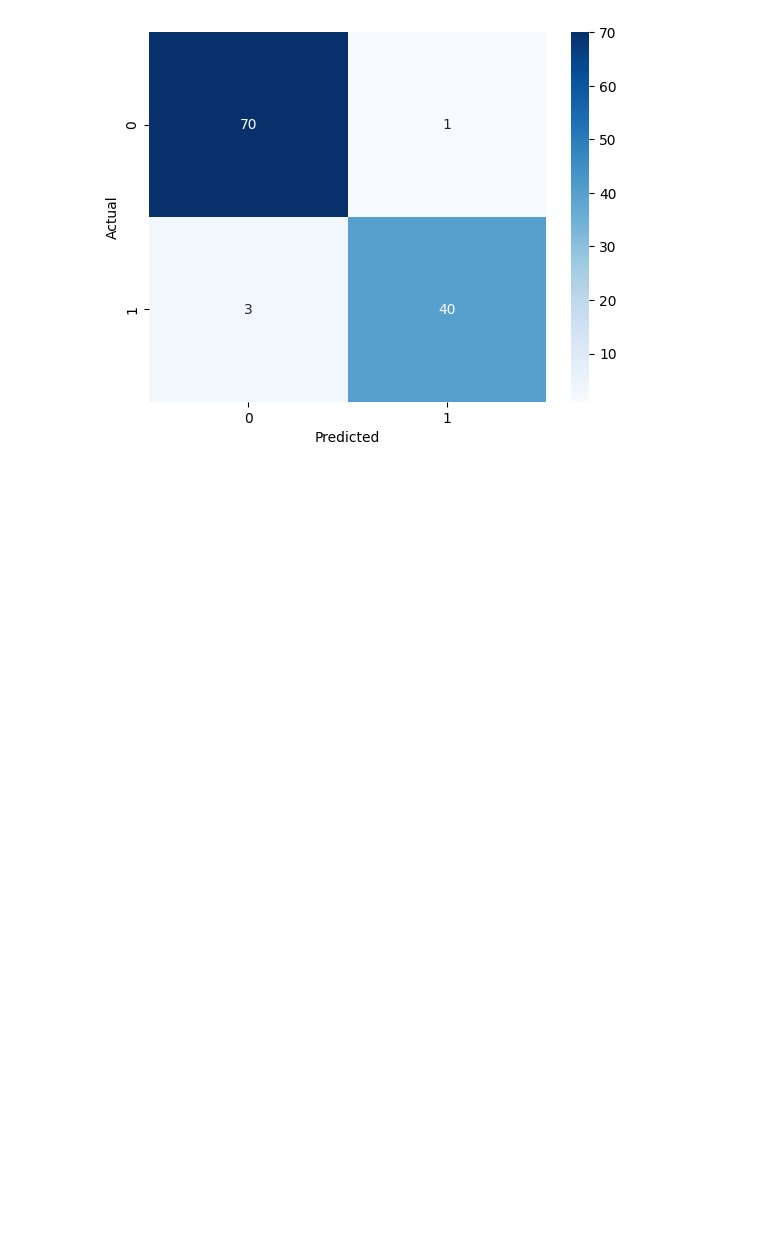
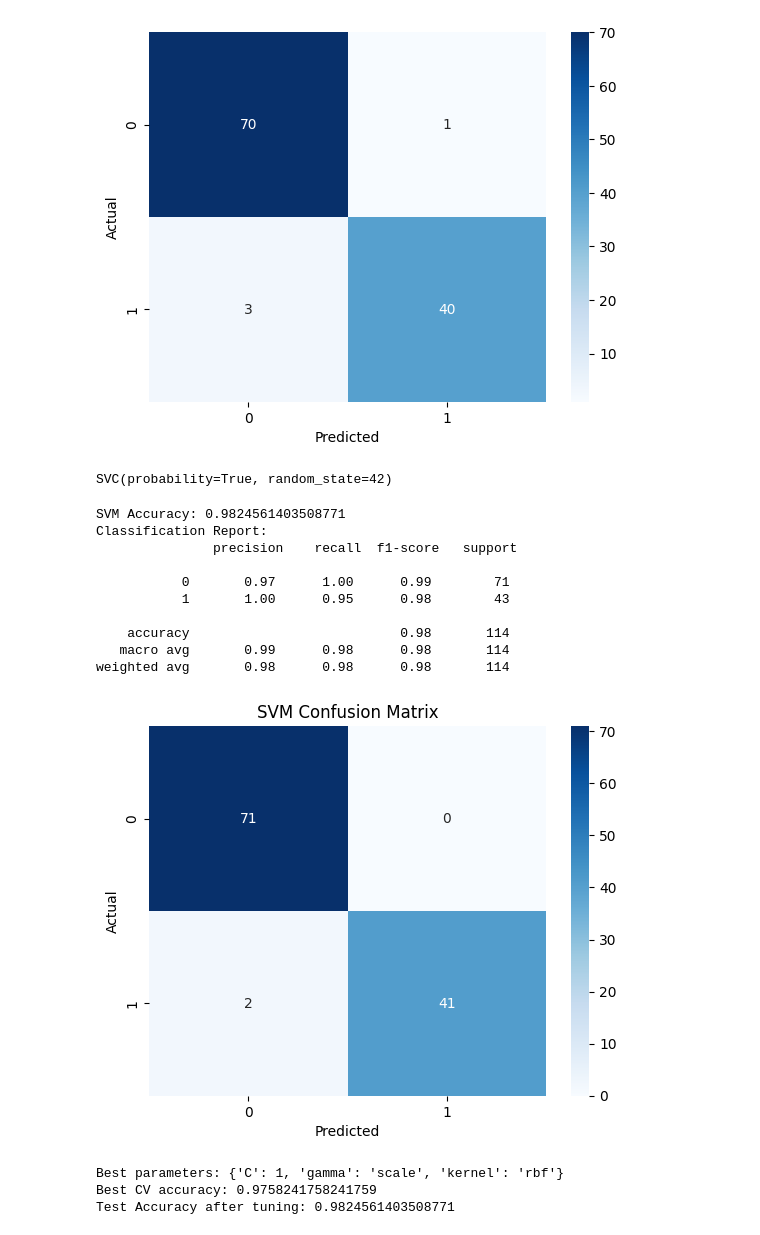
Before and after one commit to chathurikashyamali/Breast-Cancer-Prediction, a Jupyter notebook: Notebook.ipynb, the cells around one changed output. Drawn from its saved outputs; the diff is of its cells as text; code cells hidden in the pictures; blank space fills up the shorter version.

Commit message:
Used the the SVM model

```diff
--- a/Notebook.ipynb
+++ b/Notebook.ipynb
@@ -151,5 +153,66 @@ plt.ylabel("Actual")
 plt.show()
 # %% [output]
 [figure]
+# %%
+# Create SVM model with default RBF kernel
+svm_model = SVC(random_state=42, probability=True)  # probability=True if you want probabilistic outputs
+
+# Train
+svm_model.fit(X_train_scaled, y_train)
+# %% [output]
+SVC(probability=True, random_state=42)
+# %%
+# Predict
+y_pred = svm_model.predict(X_test_scaled)
+
+# Accuracy
+print("SVM Accuracy:", accuracy_score(y_test, y_pred))
+
+# Detailed report
+print("Classification Report:\n", classification_report(y_test, y_pred))
+
+# Confusion matrix plot
+cm = confusion_matrix(y_test, y_pred)
+sns.heatmap(cm, annot=True, fmt='d', cmap='Blues')
+plt.xlabel("Predicted")
+plt.ylabel("Actual")
+plt.title("SVM Confusion Matrix")
+plt.show()
+# %% [output]
+SVM Accuracy: 0.9824561403508771
+Classification Report:
+               precision    recall  f1-score   support
+
+           0       0.97      1.00      0.99        71
+           1       1.00      0.95      0.98        43
+
+    accuracy                           0.98       114
+   macro avg       0.99      0.98      0.98       114
+weighted avg       0.98      0.98      0.98       114
+[figure, added]
+# %%
+from sklearn.model_selection import GridSearchCV
+
+param_grid = {
+    'C': [0.1, 1, 10, 100],
+    'gamma': ['scale', 0.001, 0.01, 0.1, 1],
+    'kernel': ['rbf', 'linear']
+}
+
+grid = GridSearchCV(SVC(probability=True), param_grid, cv=5, scoring='accuracy')
+grid.fit(X_train_scaled, y_train)
+
+print("Best parameters:", grid.best_params_)
+print("Best CV accuracy:", grid.best_score_)
+
+best_svm = grid.best_estimator_
+
+# Evaluate best model on test set
+y_pred_best = best_svm.predict(X_test_scaled)
+print("Test Accuracy after tuning:", accuracy_score(y_test, y_pred_best))
+# %% [output]
+Best parameters: {'C': 1, 'gamma': 'scale', 'kernel': 'rbf'}
+Best CV accuracy: 0.9758241758241759
+Test Accuracy after tuning: 0.9824561403508771
 # %%
 # Save model & scaler
```
Also changed, not shown: parts of 2 cells of this notebook, 2 other files.
